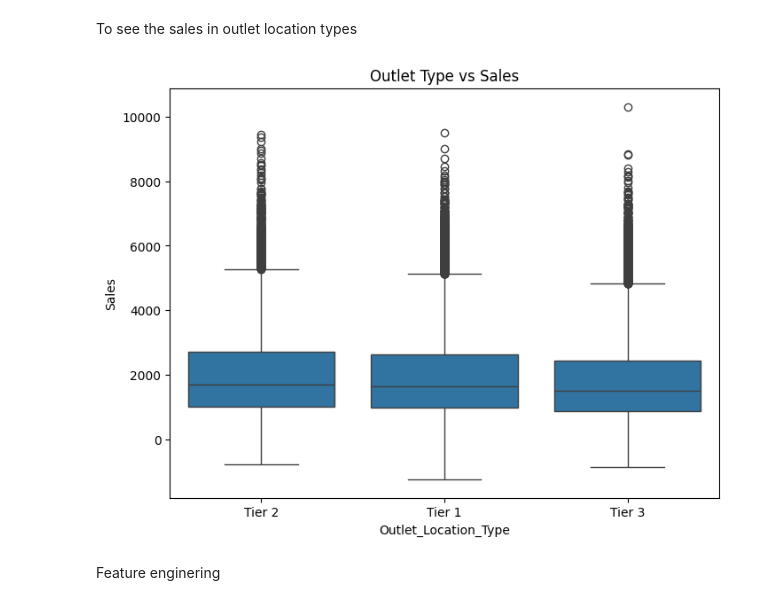
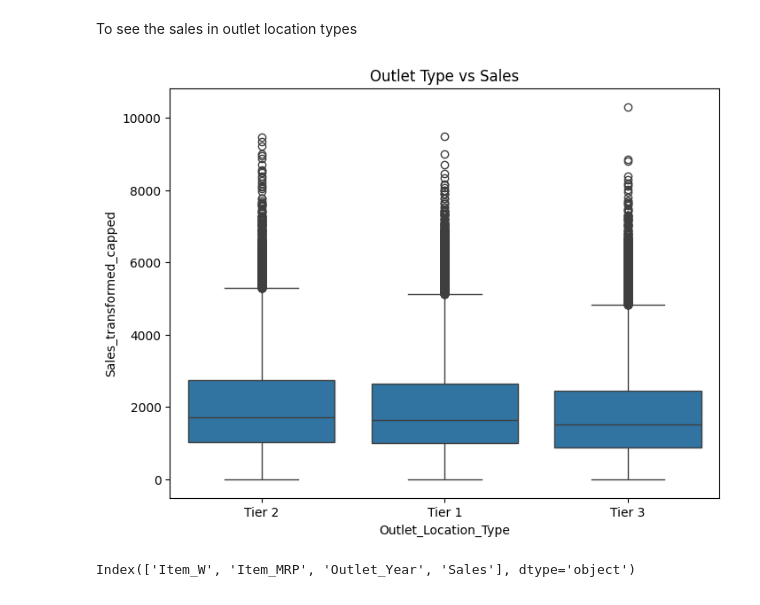
Before and after one commit to riwaz-joshi08/Supermarket_Data_Analysis, a Jupyter notebook: Supermarket_Data_Analysis.ipynb, the cells around one changed output. Cells and saved outputs as stored; diff of their text form; code cells hidden in the pictures.

```diff
--- a/Supermarket_Data_Analysis.ipynb
+++ b/Supermarket_Data_Analysis.ipynb
@@ -194,3 +268,3 @@ Name: Sales, dtype: float64
 # %%
-train_cleaned['Sales_transformed'] = np.log1p(num_cols['Sales'])
+# train_cleaned['Sales_transformed'] = np.log1p(num_cols['Sales'])
 # %%
@@ -210,8 +293,9 @@ nan
 # %%
 # using powertransformer to handle skeweness
 # %%
-from sklearn.preprocessing import PowerTransformer
+#Skip for now
+# from sklearn.preprocessing import PowerTransformer
 
-pt = PowerTransformer(method='yeo-johnson')
-train_cleaned['Sales_transformed'] = pt.fit_transform(num_cols[['Sales']])
+# pt = PowerTransformer(method='yeo-johnson')
+# train_cleaned['Sales_transformed'] = pt.fit_transform(num_cols[['Sales']])
 # %%
@@ -271,8 +348,13 @@ train_cleaned.head()
 | 3 | FDJ22 | 21.050435 | Starchy Foods | 253.417583 | OUT046 | 1996 | Small | Tier 1 | ... |
 | 4 | FDF47 | 21.247876 | Baking Goods | 240.871039 | OUT035 | 1988 | Small | Tier 3 | ... |
 # %%
-from scipy.stats.mstats import winsorize
-train_cleaned['Sales_transformed_capped']=winsorize(train_cleaned['Sales_transformed'],limits=[0.01,0.01])
+#Skip for now
+# from scipy.stats.mstats import winsorize
+# train_cleaned['Sales_transformed_capped']=winsorize(train_cleaned['Sales_transformed'],limits=[0.01,0.01])
+# %%
+#For Model training without winsortization part
+# train_cleaned['Sales_transformed_capped']=train_cleaned['Sales_transformed']
+train_cleaned['Sales_transformed_capped']=train_cleaned['Sales']
 # %%
 plt.figure(figsize=(6,5))
 sns.boxplot(train_cleaned['Sales_transformed_capped'])
@@ -351,12 +433,10 @@ To see the sales in outlet location types
 # %%
 categorical_cols = train_cleaned.select_dtypes(include=['object']).columns
 
 # Example: How Outlet_Location_Type affects Sales
 plt.figure(figsize=(8,6))
-sns.boxplot(x='Outlet_Location_Type', y='Sales', data=train_cleaned)
+sns.boxplot(x='Outlet_Location_Type', y='Sales_transformed_capped', data=train_cleaned)
 plt.title("Outlet Type vs Sales")
 plt.show()
 # %% [output]
-[figure, old version]
+[figure, new version]
-# %% [markdown]
-Feature enginering
@@ -452,0 +447,4 @@ print(train_cleaned.head())
+# %%
+num_cols.columns
+# %% [output]
+Index(['Item_W', 'Item_MRP', 'Outlet_Year', 'Sales'], dtype='object')
```
Also changed, not shown: parts of 67 cells of this notebook.
